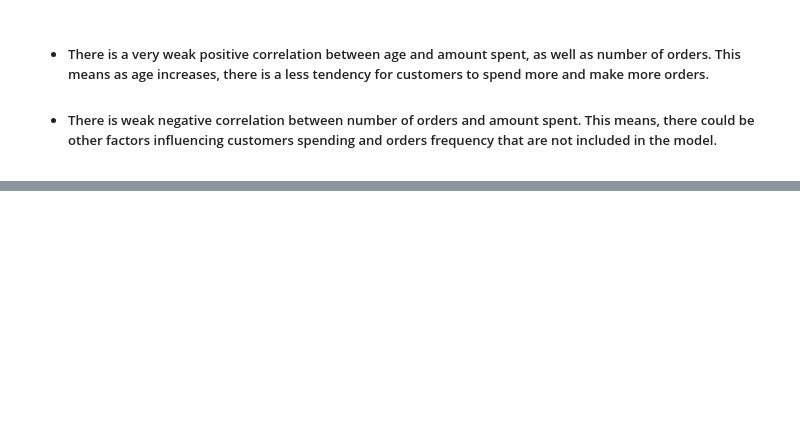
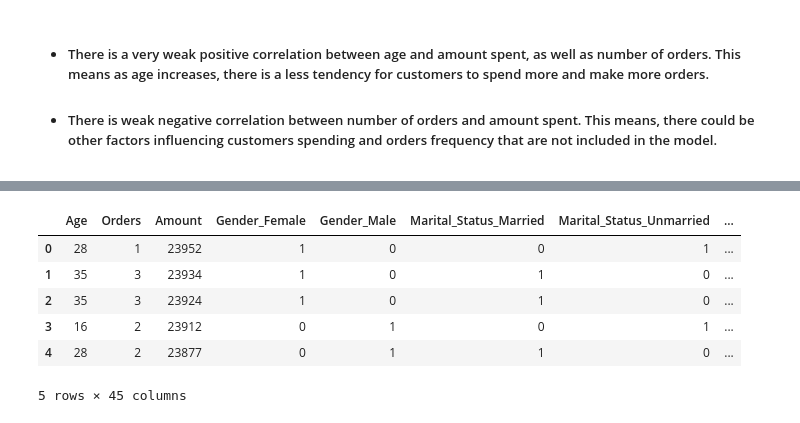
Before and after one commit to soumiksaha07/EDA_on_Diwali_Sales, a Jupyter notebook: EDA_Python.ipynb, the cells around one changed output, grey strips where cells are left out. Saved outputs shown, nothing was run; the diff lists cells and outputs as text; code cells hidden in the pictures; blank space fills up the shorter version.

```diff
--- a/EDA_Python.ipynb
+++ b/EDA_Python.ipynb
@@ -434,0 +434,10 @@ plt.show()
+# %%
+dummies_data.head()
+# %% [output]
+|  | Age | Orders | Amount | Gender_Female | Gender_Male | Marital_Status_Married | Marital_Status_Unmarried | ... |
+| 0 | 28 | 1 | 23952 | 1 | 0 | 0 | 1 | ... |
+| 1 | 35 | 3 | 23934 | 1 | 0 | 1 | 0 | ... |
+| 2 | 35 | 3 | 23924 | 1 | 0 | 1 | 0 | ... |
+| 3 | 16 | 2 | 23912 | 0 | 1 | 0 | 1 | ... |
+| 4 | 28 | 2 | 23877 | 0 | 1 | 1 | 0 | ... |
+5 rows × 45 columns
```
Also changed, not shown: parts of 23 cells of this notebook.
